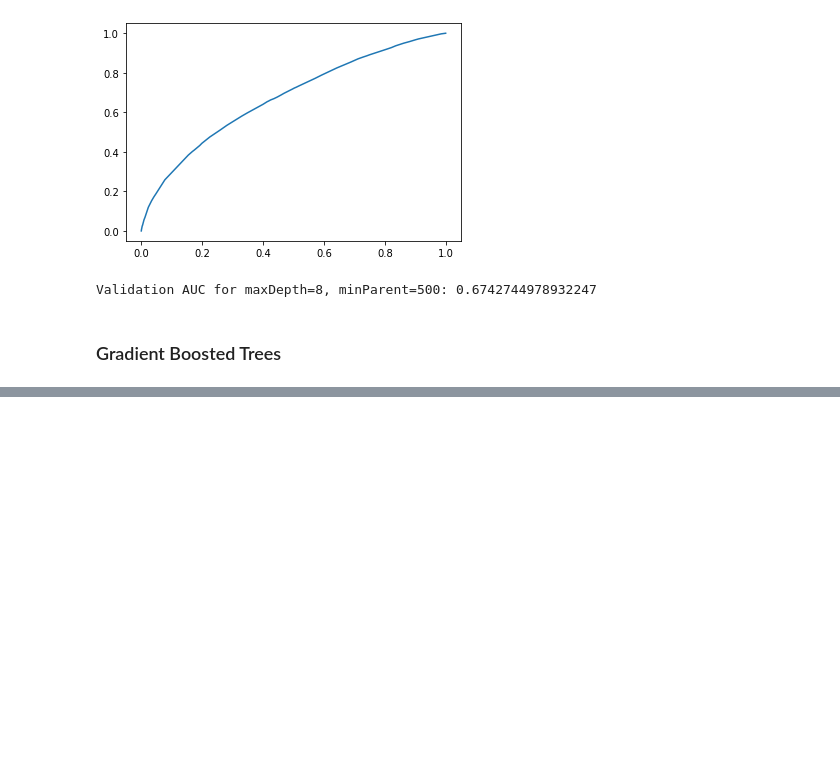
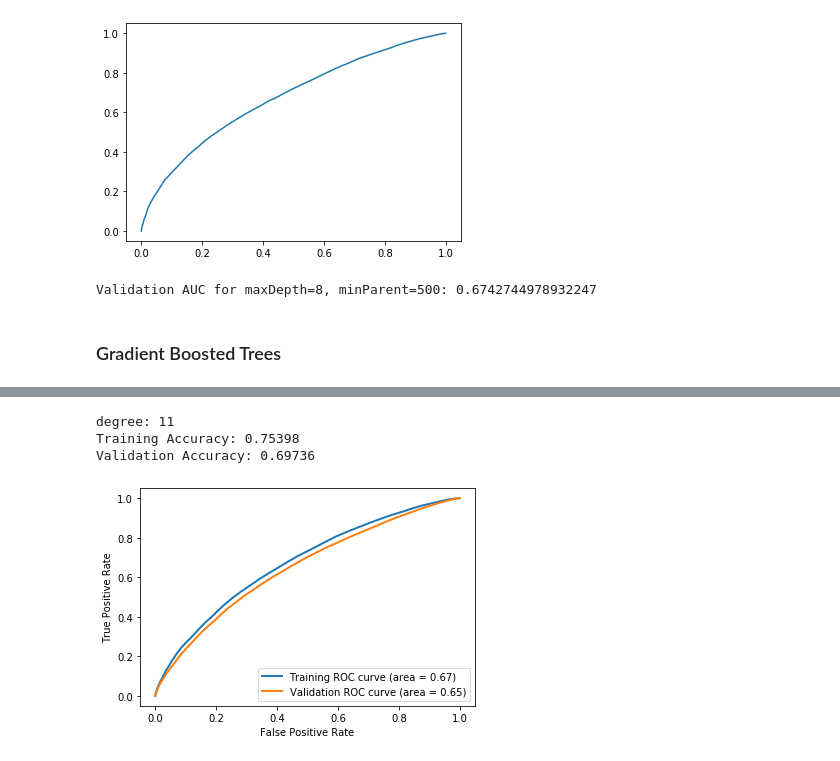
Before and after one commit to blobsey/CS178project, a Jupyter notebook: project.ipynb, the cells around one changed output, grey strips where cells are left out. Saved outputs shown, nothing was run; the diff lists cells and outputs as text; code cells hidden in the pictures; blank space fills up the shorter version.

```diff
--- a/project.ipynb
+++ b/project.ipynb
@@ -112,0 +159,33 @@ Validation Accuracy: 0.69272
+# %%
+maxAuc = 0
+maxModel = 0
+for i, model in enumerate(models):
+    predsTr = model.predict_proba(Xtr)
+    fprTr, tprTr, thresholdsTr = metrics.roc_curve(Ytr, predsTr[:, 1])
+    predsVa = model.predict_proba(Xva)
+    fprVa, tprVa, thresholdsVa = metrics.roc_curve(Yva, predsVa[:, 1])
+    roc_aucTr = roc_auc_score(Ytr, predsTr[:, 1])
+    roc_aucVa = roc_auc_score(Yva, predsVa[:, 1])
+    if maxAuc < roc_aucVa:
+        maxAuc = roc_aucVa
+        maxModel = i
+
+model = models[maxModel]
+print("degree:", degrees[maxModel])
+print("Training Accuracy:",metrics.accuracy_score(Ytr, model.predict(Xtr)))
+print("Validation Accuracy:",metrics.accuracy_score(Yva, model.predict(Xva)))
+plt.figure()
+lw = 2
+plt.plot(fprTr, tprTr,
+         lw=lw, label='Training ROC curve (area = %0.2f)' % roc_aucTr)
+plt.plot(fprVa, tprVa,
+         lw=lw, label='Validation ROC curve (area = %0.2f)' % roc_aucVa)
+plt.xlabel('False Positive Rate')
+plt.ylabel('True Positive Rate')
+plt.legend(loc="lower right")
+plt.show()
+# %% [output]
+degree: 11
+Training Accuracy: 0.75398
+Validation Accuracy: 0.69736
+[figure, added]
```
Also changed, not shown: parts of 8 cells of this notebook.
